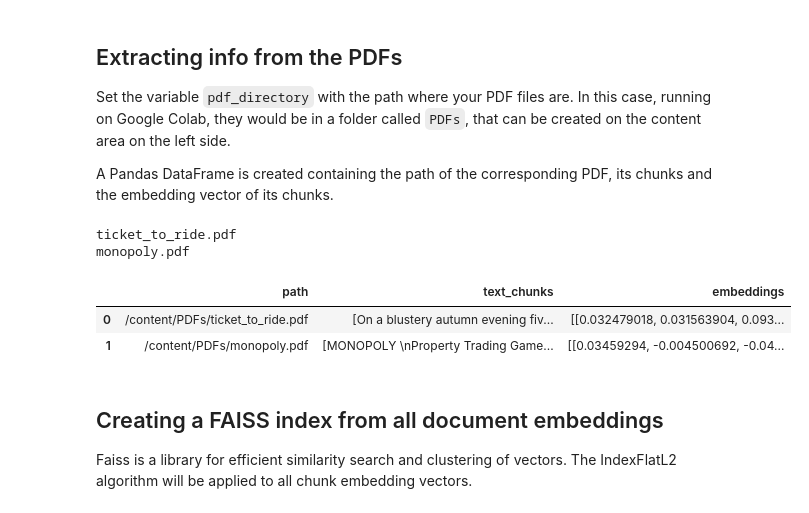
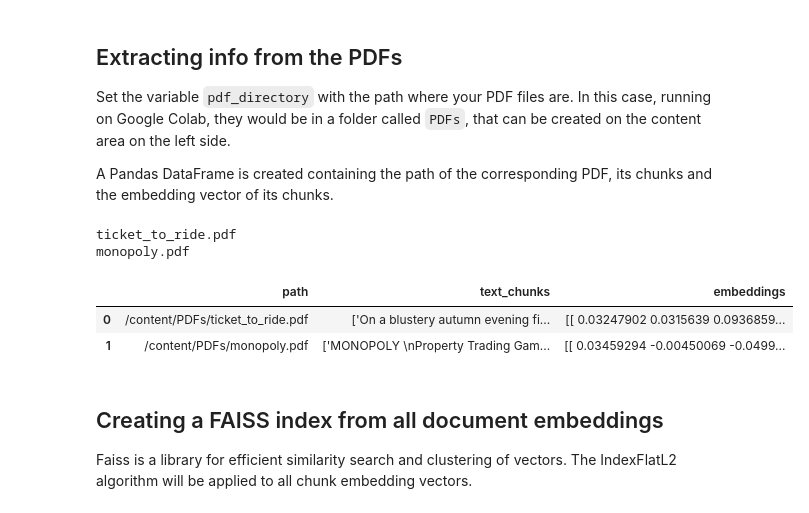
Before and after one commit to fabriciocarraro/AI_RAG_PDF_Search_in_multiple_documents_using_Gemma_2_2B_on_Colab, a Jupyter notebook: AI_RAG_PDF_Search_in_multiple_documents_using_Gemma_2_2B_on_Colab.ipynb, the cells around one changed output. Saved outputs shown, nothing was run; the diff lists cells and outputs as text; code cells hidden in the pictures.

```diff
--- a/AI_RAG_PDF_Search_in_multiple_documents_using_Gemma_2_2B_on_Colab.ipynb
+++ b/AI_RAG_PDF_Search_in_multiple_documents_using_Gemma_2_2B_on_Colab.ipynb
@@ -123,14 +123,23 @@ for filename in os.listdir(pdf_directory):
         document_embeddings = encoder.encode(chunks)
         new_row = pd.DataFrame({'path': [pdf_path], 'text_chunks': [chunks], 'embeddings': [document_embeddings]})
         df_documents = pd.concat([df_documents, new_row], ignore_index=True)
-
-df_documents
 # %% [output]
 ticket_to_ride.pdf
 monopoly.pdf
-|  | path | text_chunks | embeddings |
-| 0 | /content/PDFs/ticket_to_ride.pdf | [On a blustery autumn evening fiv... | [[0.032479018, 0.031563904, 0.093... |
-| 1 | /content/PDFs/monopoly.pdf | [MONOPOLY \nProperty Trading Game... | [[0.03459294, -0.004500692, -0.04... |
+# %%
+from IPython.display import HTML
+
+def trunc(cell, width=50):
+    s = str(cell)
+    return s if len(s) <= width else s[:width] + "…"
+
+styled_df_documents = (df_documents.style.format(trunc).set_table_styles([{'selector': 'th', 'props': [('text-align', 'right')]}]))
+
+HTML(styled_df_documents.to_html())
+# %% [output]
+|  | path | text_chunks | embeddings |
+| 0 | /content/PDFs/ticket_to_ride.pdf | ['On a blustery autumn evening fi... | [[ 0.03247902 0.0315639 0.0936859... |
+| 1 | /content/PDFs/monopoly.pdf | ['MONOPOLY \nProperty Trading Gam... | [[ 0.03459294 -0.00450069 -0.0499... |
 # %% [markdown]
 ## Creating a FAISS index from all document embeddings
 
```
